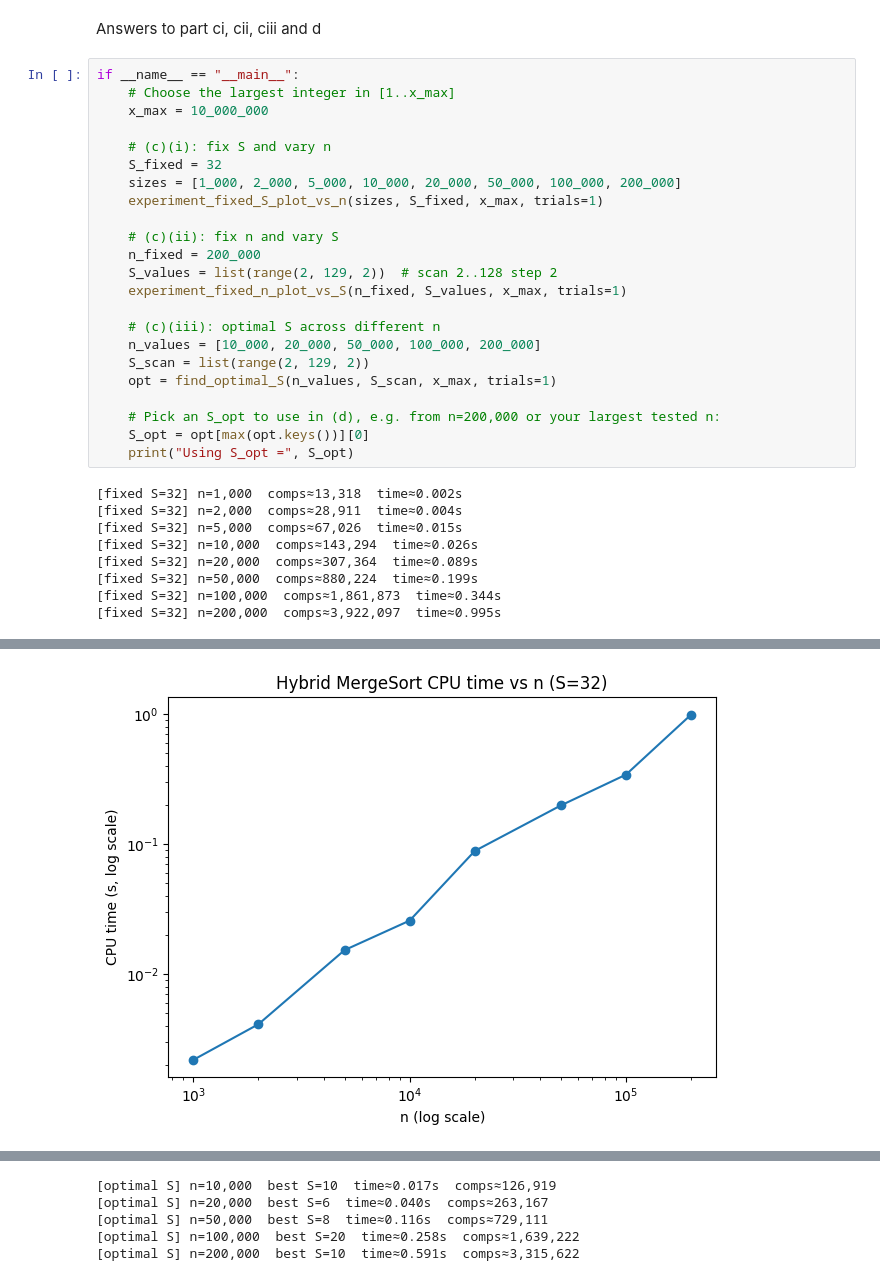
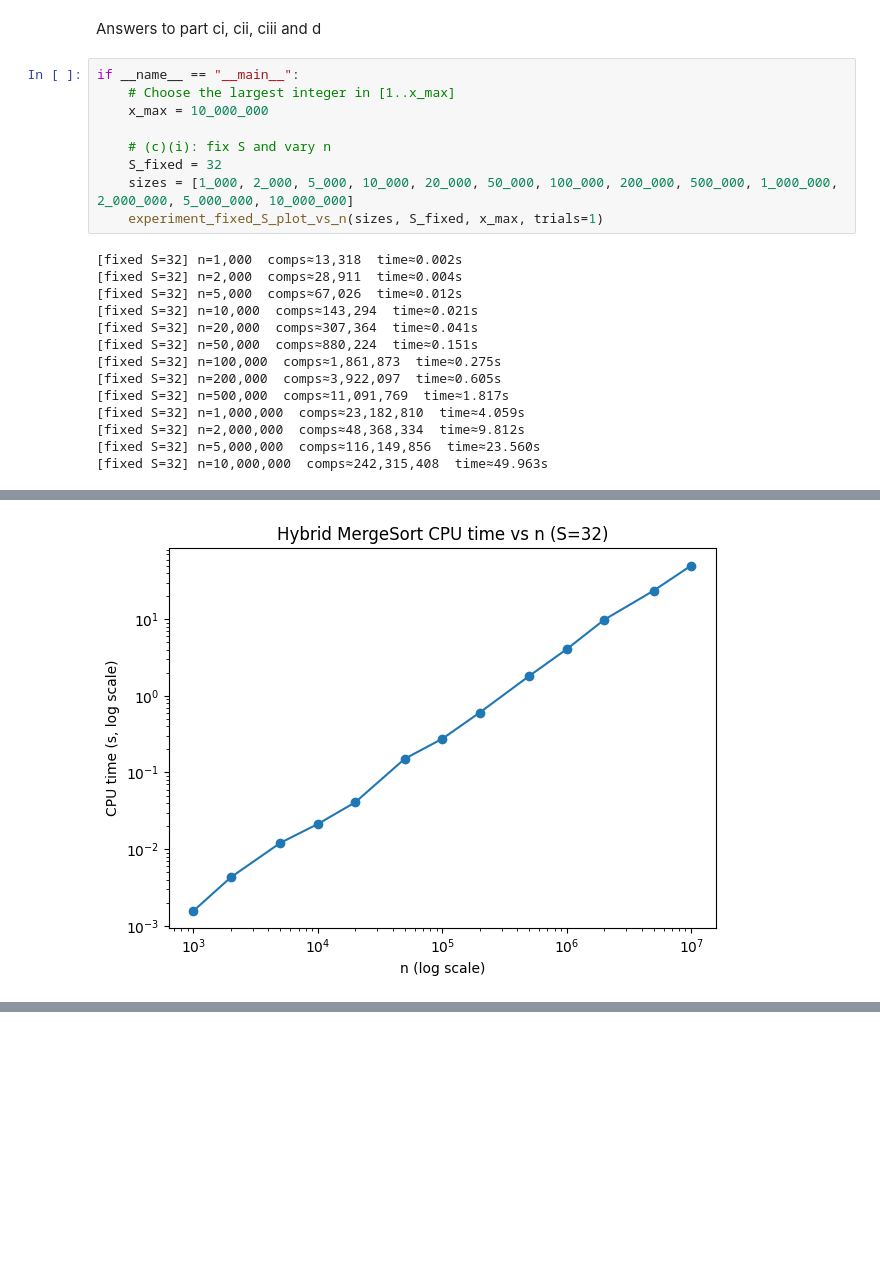
Before and after one commit to madhu2003/SC2001-Projects, a Jupyter notebook: Project 1.ipynb, the cells around one changed output, grey strips where cells are left out. Drawn from its saved outputs; the diff is of its cells as text; blank space fills up the shorter version.

```diff
--- a/Project 1.ipynb
+++ b/Project 1.ipynb
@@ -274,28 +280,19 @@ if __name__ == "__main__":
 
     # (c)(i): fix S and vary n
     S_fixed = 32
-    sizes = [1_000, 2_000, 5_000, 10_000, 20_000, 50_000, 100_000, 200_000]
+    sizes = [1_000, 2_000, 5_000, 10_000, 20_000, 50_000, 100_000, 200_000, 500_000, 1_000_000, 2_000_000, 5_000_000, 10_000_000]
     experiment_fixed_S_plot_vs_n(sizes, S_fixed, x_max, trials=1)
-
-    # (c)(ii): fix n and vary S
-    n_fixed = 200_000
-    S_values = list(range(2, 129, 2))  # scan 2..128 step 2
-    experiment_fixed_n_plot_vs_S(n_fixed, S_values, x_max, trials=1)
-
-    # (c)(iii): optimal S across different n
-    n_values = [10_000, 20_000, 50_000, 100_000, 200_000]
-    S_scan = list(range(2, 129, 2))
-    opt = find_optimal_S(n_values, S_scan, x_max, trials=1)
-
-    # Pick an S_opt to use in (d), e.g. from n=200,000 or your largest tested n:
-    S_opt = opt[max(opt.keys())][0]
-    print("Using S_opt =", S_opt)
 # %% [output]
 [fixed S=32] n=1,000  comps≈13,318  time≈0.002s
 [fixed S=32] n=2,000  comps≈28,911  time≈0.004s
-[fixed S=32] n=5,000  comps≈67,026  time≈0.015s
-[fixed S=32] n=10,000  comps≈143,294  time≈0.026s
-[fixed S=32] n=20,000  comps≈307,364  time≈0.089s
-[fixed S=32] n=50,000  comps≈880,224  time≈0.199s
-[fixed S=32] n=100,000  comps≈1,861,873  time≈0.344s
-[fixed S=32] n=200,000  comps≈3,922,097  time≈0.995s
+[fixed S=32] n=5,000  comps≈67,026  time≈0.012s
+[fixed S=32] n=10,000  comps≈143,294  time≈0.021s
+[fixed S=32] n=20,000  comps≈307,364  time≈0.041s
+[fixed S=32] n=50,000  comps≈880,224  time≈0.151s
+[fixed S=32] n=100,000  comps≈1,861,873  time≈0.275s
+[fixed S=32] n=200,000  comps≈3,922,097  time≈0.605s
+[fixed S=32] n=500,000  comps≈11,091,769  time≈1.817s
+[fixed S=32] n=1,000,000  comps≈23,182,810  time≈4.059s
+[fixed S=32] n=2,000,000  comps≈48,368,334  time≈9.812s
+[fixed S=32] n=5,000,000  comps≈116,149,856  time≈23.560s
+[fixed S=32] n=10,000,000  comps≈242,315,408  time≈49.963s
@@ -303 +300 @@ if __name__ == "__main__":
-[figure, old version]
+[figure, new version]
@@ -323,5 +300,0 @@ if __name__ == "__main__":
-[optimal S] n=10,000  best S=10  time≈0.017s  comps≈126,919
-[optimal S] n=20,000  best S=6  time≈0.040s  comps≈263,167
-[optimal S] n=50,000  best S=8  time≈0.116s  comps≈729,111
-[optimal S] n=100,000  best S=20  time≈0.258s  comps≈1,639,222
-[optimal S] n=200,000  best S=10  time≈0.591s  comps≈3,315,622
```
Also changed, not shown: parts of 8 cells of this notebook.
